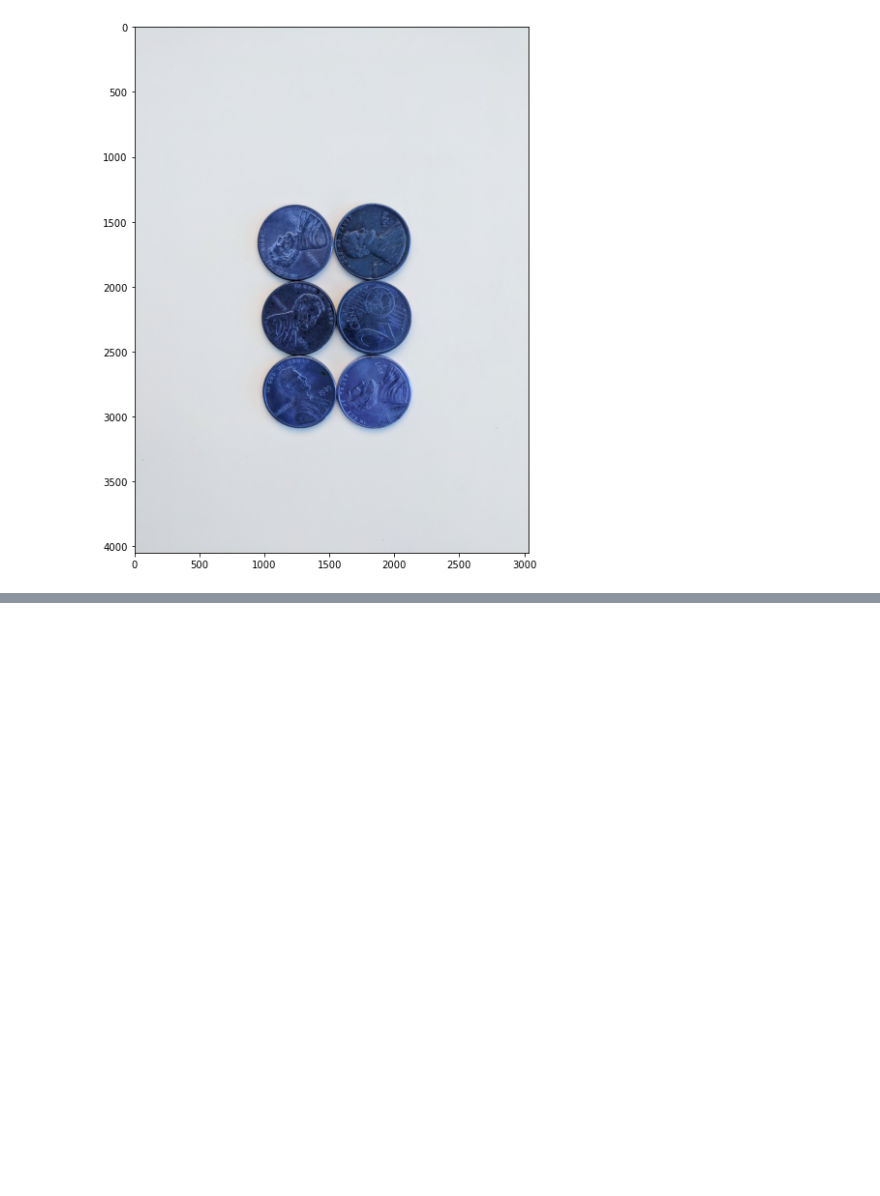
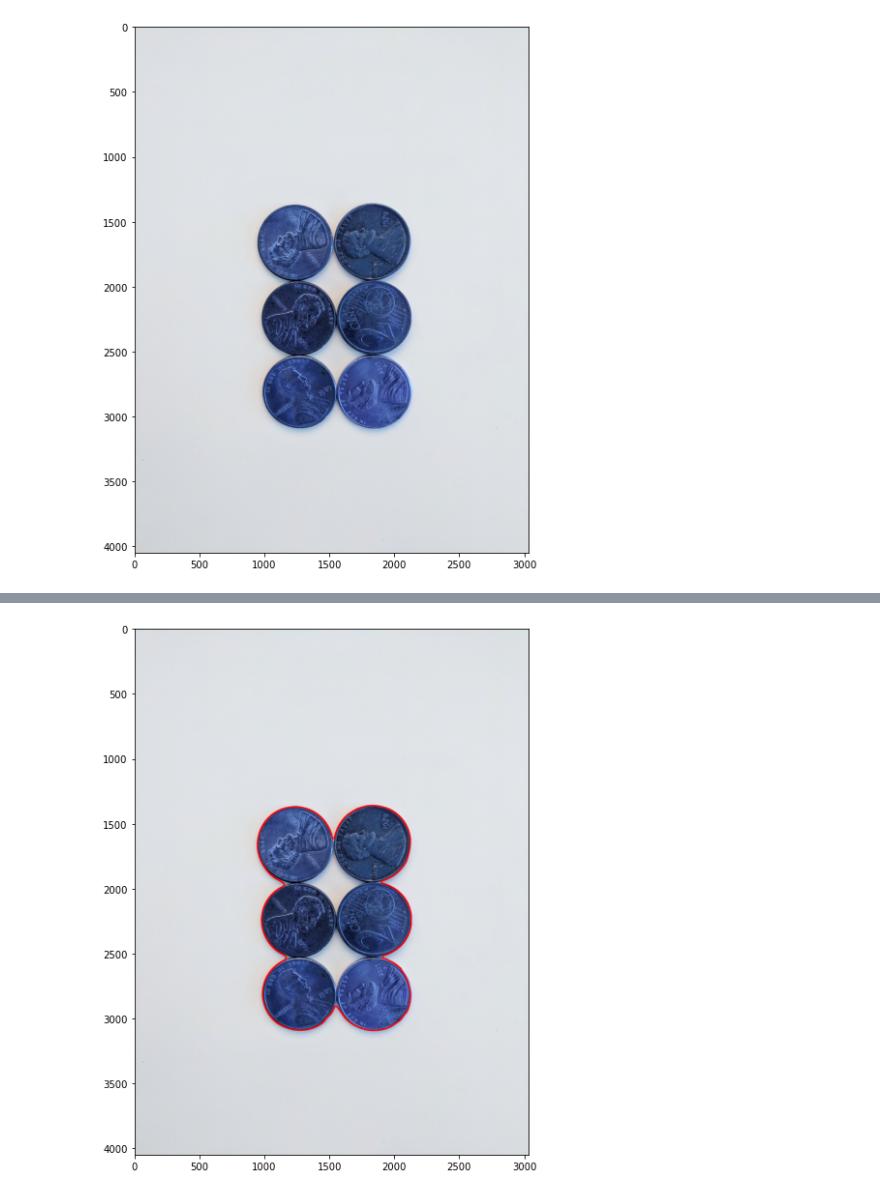
Before and after one commit to Zahed-Golabi/Computer-Vision, a Jupyter notebook: 5. Object Detection with Opencv/Watershed Algorithm.ipynb, the cells around one changed output, grey strips where cells are left out. Cells and saved outputs as stored; diff of their text form; code cells hidden in the pictures; blank space fills up the shorter version.

```diff
--- a/5. Object Detection with Opencv/Watershed Algorithm.ipynb
+++ b/5. Object Detection with Opencv/Watershed Algorithm.ipynb
@@ -28,0 +59,4 @@ display(seq_coins,"gray")
+# %%
+display(sep_coins)
+# %% [output]
+[figure, added]
```
Also changed, not shown: parts of 11 cells of this notebook.
